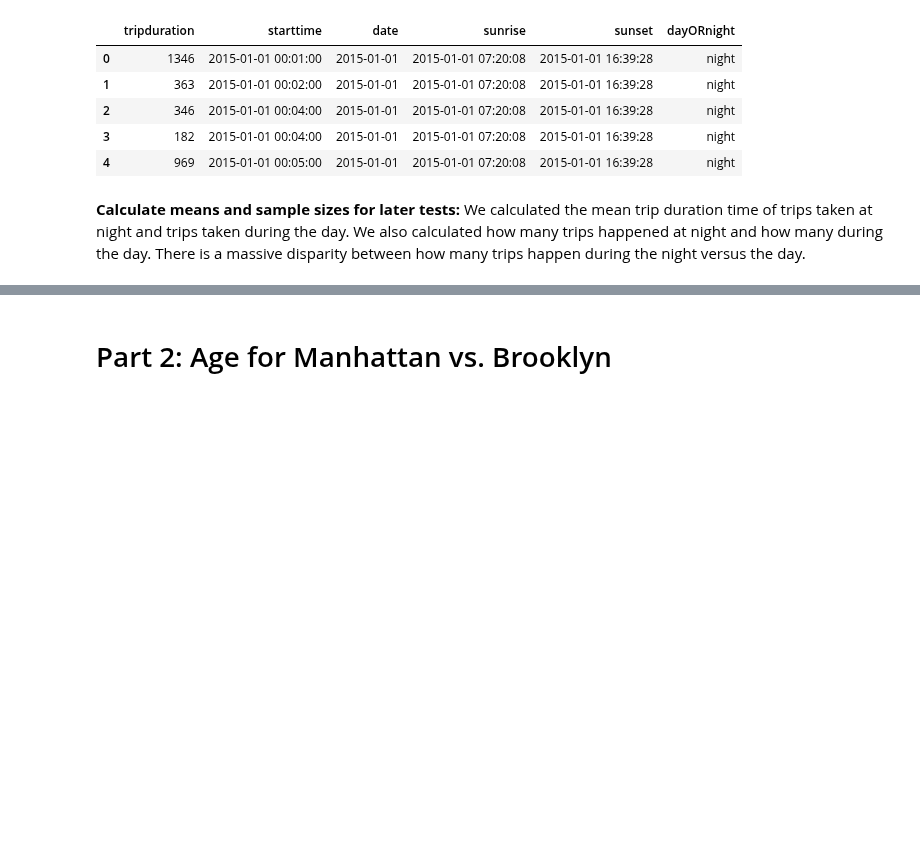
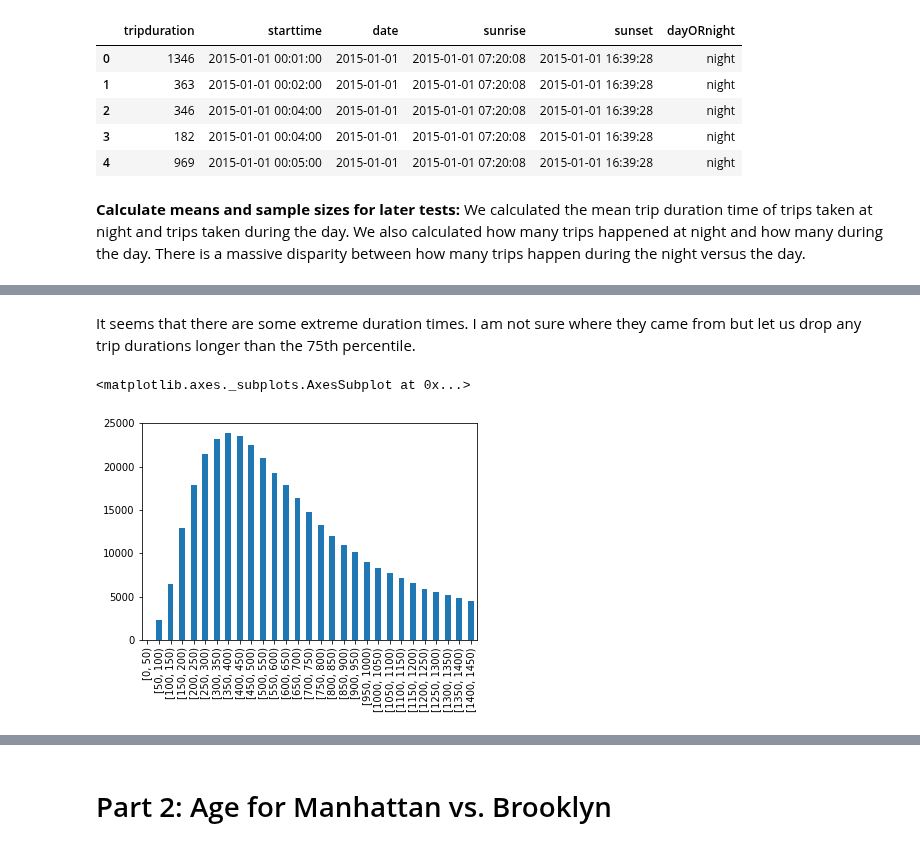
Before and after one commit to seanandrewchen/PUI2017_sac820, a Jupyter notebook: HW4_sac820/Assignment4.ipynb, the cells around one changed output, grey strips where cells are left out. Cells and saved outputs as stored; diff of their text form; code cells hidden in the pictures; blank space fills up the shorter version.

```diff
--- a/HW4_sac820/Assignment4.ipynb
+++ b/HW4_sac820/Assignment4.ipynb
@@ -225,0 +257,13 @@ print(daySize)
+# %% [markdown]
+It seems that there are some extreme duration times. I am not sure where they came from but let us drop any trip durations longer than the 75th percentile.
+# %%
+nightData = nightData[nightData.tripduration < 1500]
+dayData = dayData[dayData.tripduration < 1500]
+# %%
+step = 50
+bin_range = np.arange(0, nightData.tripduration.max(), step)
+out, bins  = pd.cut(nightData.tripduration, bins=bin_range, include_lowest=True, right=False, retbins=True)
+out.value_counts(sort=False).plot.bar()
+# %% [output]
+<matplotlib.axes._subplots.AxesSubplot at 0x...>
+[figure, added]
```
Also changed, not shown: parts of 61 cells of this notebook, 1 other file.
